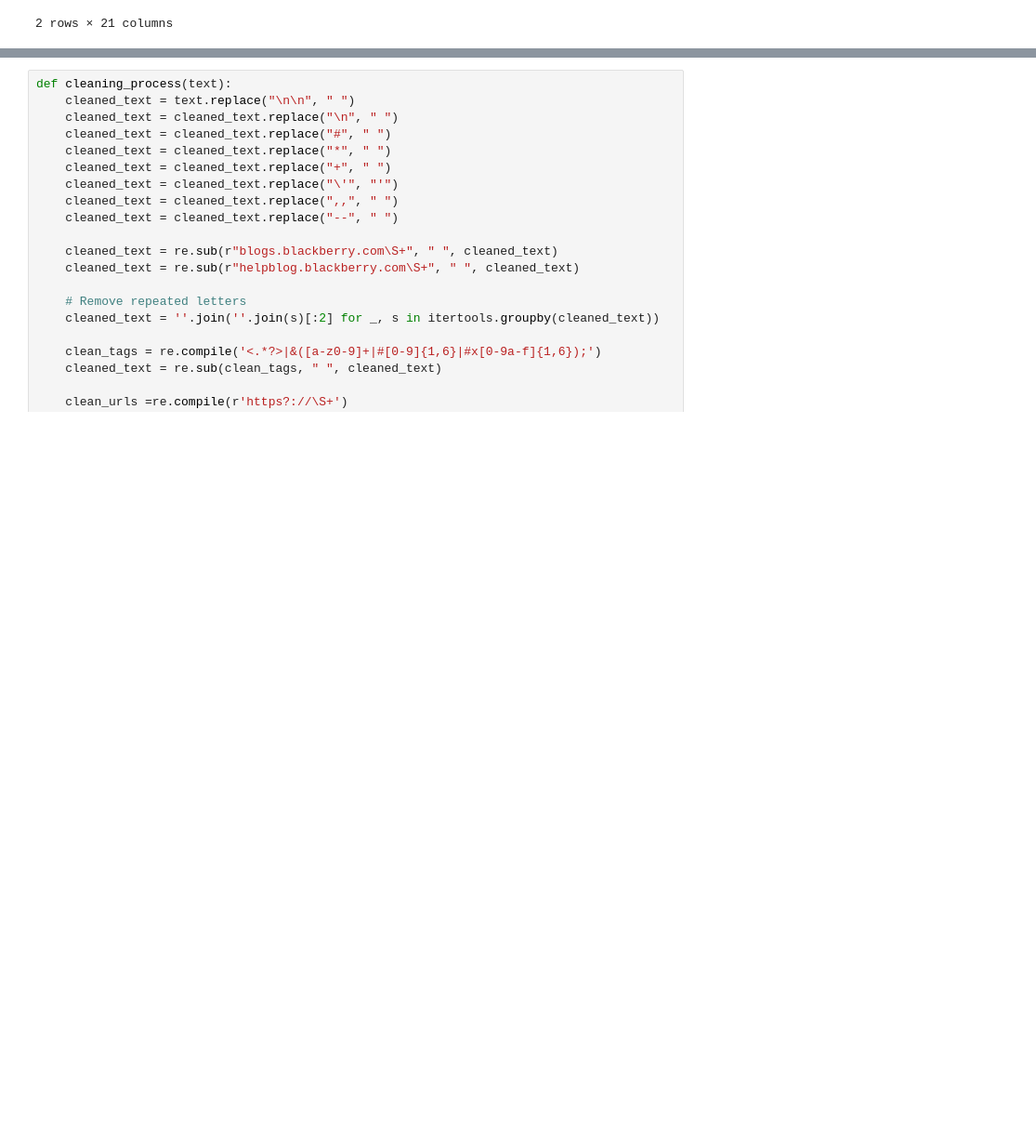
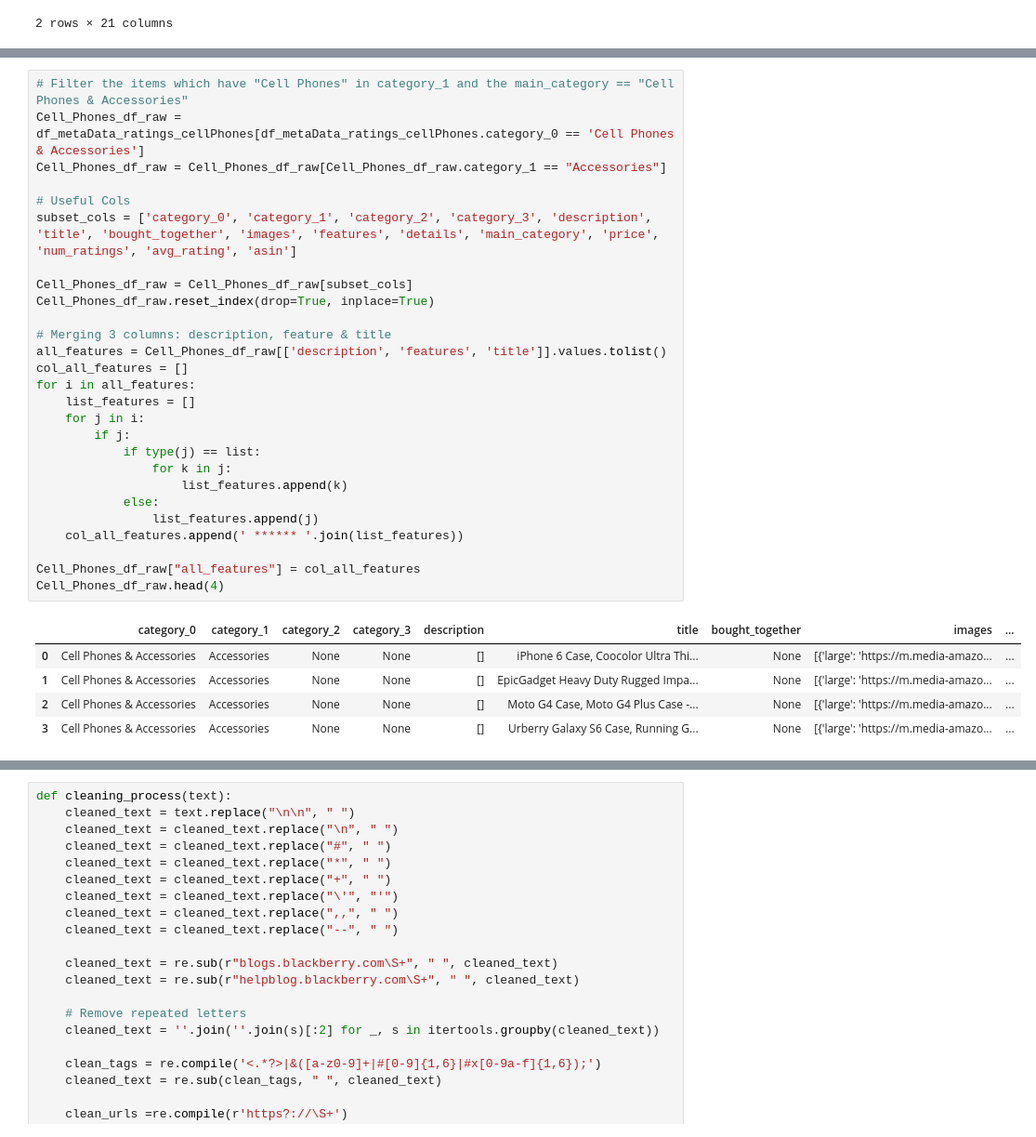
Before and after one commit to zainthecoder/opinionconv-refactor, a Jupyter notebook: Script.ipynb, the cells around one changed output, grey strips where cells are left out. Shown at 93% size. Cells and saved outputs as stored; diff of their text form; blank space fills up the shorter version.

```diff
--- a/Script.ipynb
+++ b/Script.ipynb
@@ -126,0 +181,33 @@ df_metaData_cellPhones.head(2)
+# %%
+# Filter the items which have "Cell Phones" in category_1 and the main_category == "Cell Phones & Accessories"
+Cell_Phones_df_raw = df_metaData_ratings_cellPhones[df_metaData_ratings_cellPhones.category_0 == 'Cell Phones & Accessories']
+Cell_Phones_df_raw = Cell_Phones_df_raw[Cell_Phones_df_raw.category_1 == "Accessories"]
+
+# Useful Cols
+subset_cols = ['category_0', 'category_1', 'category_2', 'category_3', 'description', 'title', 'bought_together', 'images', 'features', 'details', 'main_category', 'price', 'num_ratings', 'avg_rating', 'asin']
+
+Cell_Phones_df_raw = Cell_Phones_df_raw[subset_cols]
+Cell_Phones_df_raw.reset_index(drop=True, inplace=True)
+
+# Merging 3 columns: description, feature & title
+all_features = Cell_Phones_df_raw[['description', 'features', 'title']].values.tolist()
+col_all_features = []
+for i in all_features:
+    list_features = []
+    for j in i:
+        if j:
+            if type(j) == list:
+                for k in j:
+                    list_features.append(k)
+            else:
+                list_features.append(j)
+    col_all_features.append(' ****** '.join(list_features))
+
+Cell_Phones_df_raw["all_features"] = col_all_features
+Cell_Phones_df_raw.head(4)
+# %% [output]
+|  | category_0 | category_1 | category_2 | category_3 | description | title | bought_together | images | ... |
+| 0 | Cell Phones & Accessories | Accessories | None | None | [] | iPhone 6 Case, Coocolor Ultra Thi... | None | [{'large': 'https://m.media-amazo... | ... |
+| 1 | Cell Phones & Accessories | Accessories | None | None | [] | EpicGadget Heavy Duty Rugged Impa... | None | [{'large': 'https://m.media-amazo... | ... |
+| 2 | Cell Phones & Accessories | Accessories | None | None | [] | Moto G4 Case, Moto G4 Plus Case -... | None | [{'large': 'https://m.media-amazo... | ... |
+| 3 | Cell Phones & Accessories | Accessories | None | None | [] | Urberry Galaxy S6 Case, Running G... | None | [{'large': 'https://m.media-amazo... | ... |
```
Also changed, not shown: parts of 13 cells of this notebook, 3 other files.
